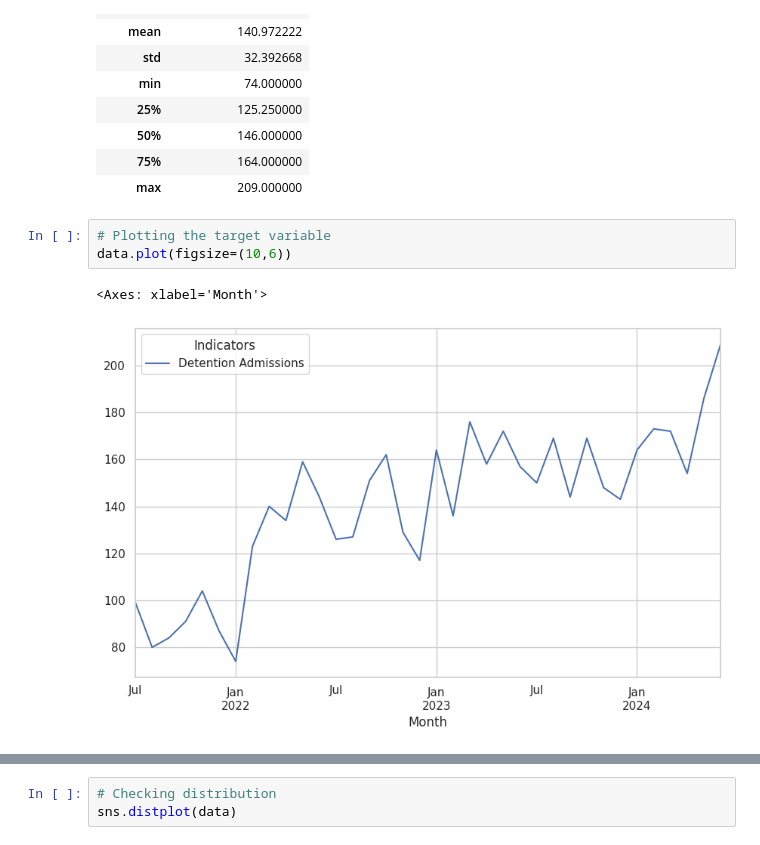
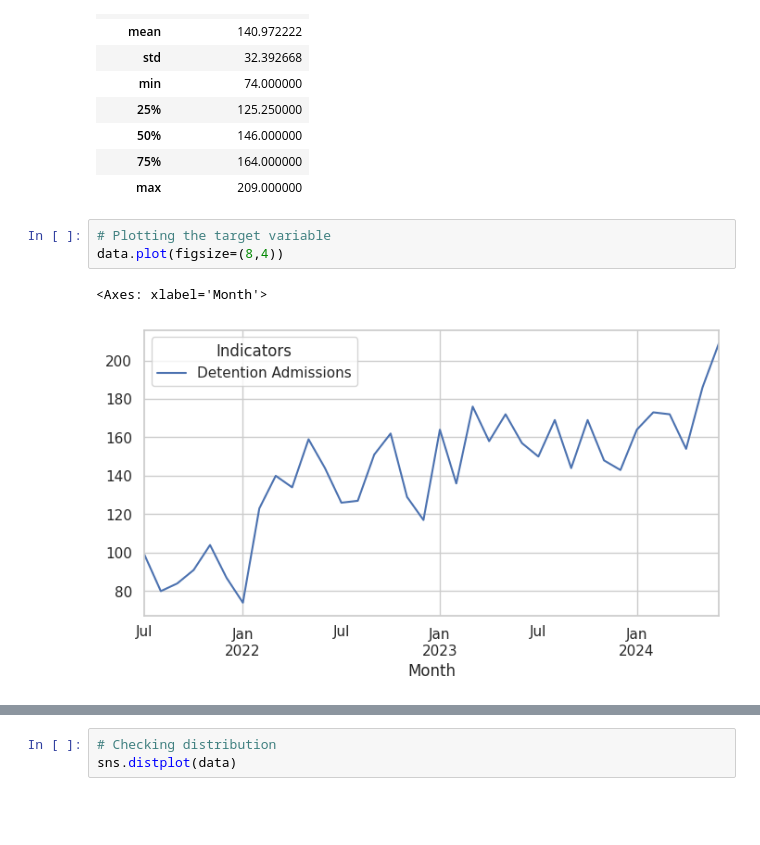
Before and after one commit to WilliamHallPortfolio/ACS_Juvenile_Justice_Project, a Jupyter notebook: ACS Flash Report Project.ipynb, the cells around one changed output, grey strips where cells are left out. Saved outputs shown, nothing was run; the diff lists cells and outputs as text; blank space fills up the shorter version.

```diff
--- a/ACS Flash Report Project.ipynb
+++ b/ACS Flash Report Project.ipynb
@@ -292,10 +292,10 @@ data.describe()
 | max | 209.000000 |
 # %%
 # Plotting the target variable
-data.plot(figsize=(10,6))
+data.plot(figsize=(8,4))
 # %% [output]
 <Axes: xlabel='Month'>
-[figure, old version]
+[figure, new version]
 # %%
 # Applying the log of past values to control the varience across time
 import numpy as np
```
Also changed, not shown: parts of 28 cells of this notebook.
